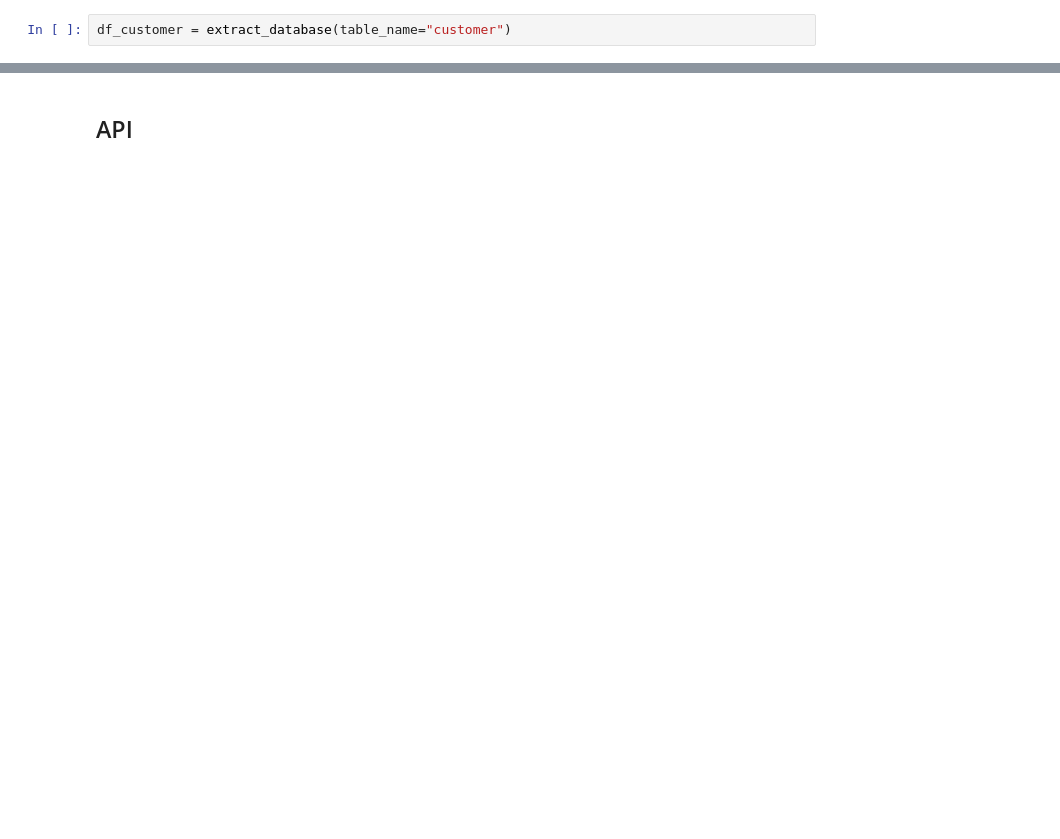
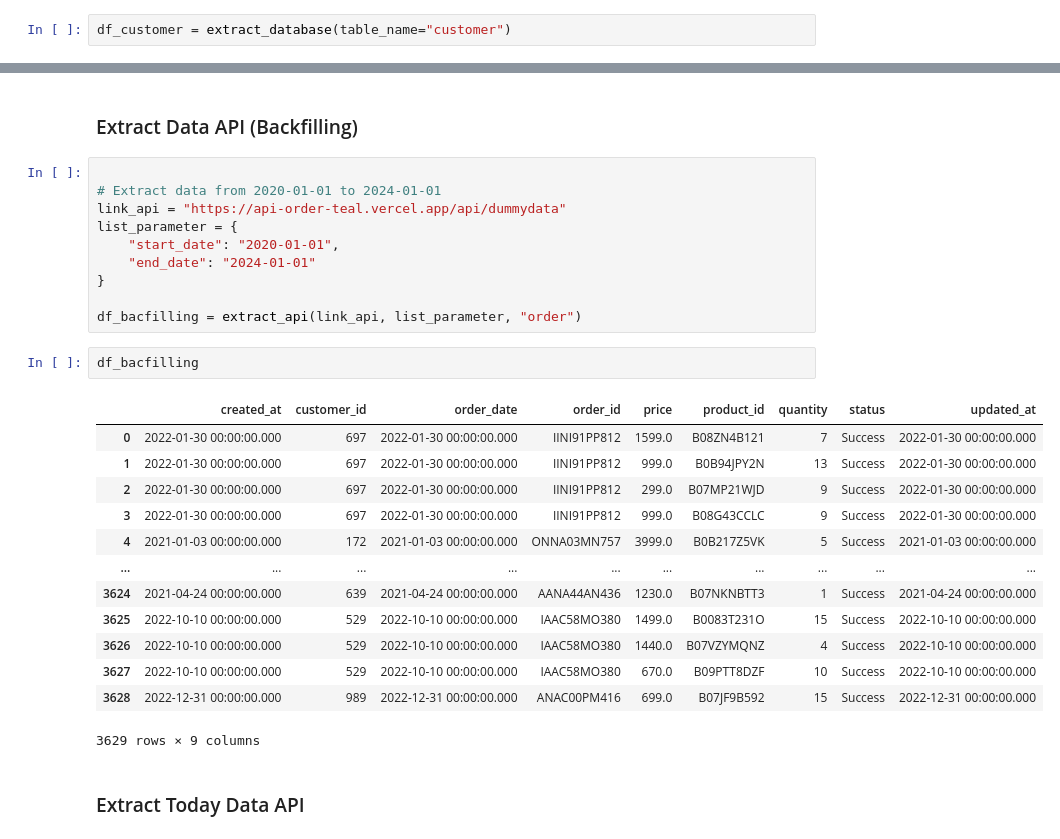
Before and after one commit to Kurikulum-Sekolah-Pacmann/ingestion_data_pipeline, a Jupyter notebook: materi5.ipynb, the cells around one changed output, grey strips where cells are left out. Saved outputs shown, nothing was run; the diff lists cells and outputs as text; blank space fills up the shorter version.

```diff
--- a/materi5.ipynb
+++ b/materi5.ipynb
@@ -358,2 +453,30 @@ df_customer
 # %% [markdown]
-## API
+### Extract Data API (Backfilling)
+# %%
+
+# Extract data from 2020-01-01 to 2024-01-01
+link_api = "https://api-order-teal.vercel.app/api/dummydata"
+list_parameter = {
+    "start_date": "2020-01-01",
+    "end_date": "2024-01-01"
+}
+
+df_bacfilling = extract_api(link_api, list_parameter, "order")
+# %%
+df_bacfilling
+# %% [output]
+|  | created_at | customer_id | order_date | order_id | price | product_id | quantity | status | updated_at |
+| 0 | 2022-01-30 00:00:00.000 | 697 | 2022-01-30 00:00:00.000 | IINI91PP812 | 1599.0 | B08ZN4B121 | 7 | Success | 2022-01-30 00:00:00.000 |
+| 1 | 2022-01-30 00:00:00.000 | 697 | 2022-01-30 00:00:00.000 | IINI91PP812 | 999.0 | B0B94JPY2N | 13 | Success | 2022-01-30 00:00:00.000 |
+| 2 | 2022-01-30 00:00:00.000 | 697 | 2022-01-30 00:00:00.000 | IINI91PP812 | 299.0 | B07MP21WJD | 9 | Success | 2022-01-30 00:00:00.000 |
+| 3 | 2022-01-30 00:00:00.000 | 697 | 2022-01-30 00:00:00.000 | IINI91PP812 | 999.0 | B08G43CCLC | 9 | Success | 2022-01-30 00:00:00.000 |
+| 4 | 2021-01-03 00:00:00.000 | 172 | 2021-01-03 00:00:00.000 | ONNA03MN757 | 3999.0 | B0B217Z5VK | 5 | Success | 2021-01-03 00:00:00.000 |
+| ... | ... | ... | ... | ... | ... | ... | ... | ... | ... |
+| 3624 | 2021-04-24 00:00:00.000 | 639 | 2021-04-24 00:00:00.000 | AANA44AN436 | 1230.0 | B07NKNBTT3 | 1 | Success | 2021-04-24 00:00:00.000 |
+| 3625 | 2022-10-10 00:00:00.000 | 529 | 2022-10-10 00:00:00.000 | IAAC58MO380 | 1499.0 | B0083T231O | 15 | Success | 2022-10-10 00:00:00.000 |
+| 3626 | 2022-10-10 00:00:00.000 | 529 | 2022-10-10 00:00:00.000 | IAAC58MO380 | 1440.0 | B07VZYMQNZ | 4 | Success | 2022-10-10 00:00:00.000 |
+| 3627 | 2022-10-10 00:00:00.000 | 529 | 2022-10-10 00:00:00.000 | IAAC58MO380 | 670.0 | B09PTT8DZF | 10 | Success | 2022-10-10 00:00:00.000 |
+| 3628 | 2022-12-31 00:00:00.000 | 989 | 2022-12-31 00:00:00.000 | ANAC00PM416 | 699.0 | B07JF9B592 | 15 | Success | 2022-12-31 00:00:00.000 |
+3629 rows × 9 columns
+# %% [markdown]
+### Extract Today Data API
```
Also changed, not shown: parts of 36 cells of this notebook, 7 other files.
